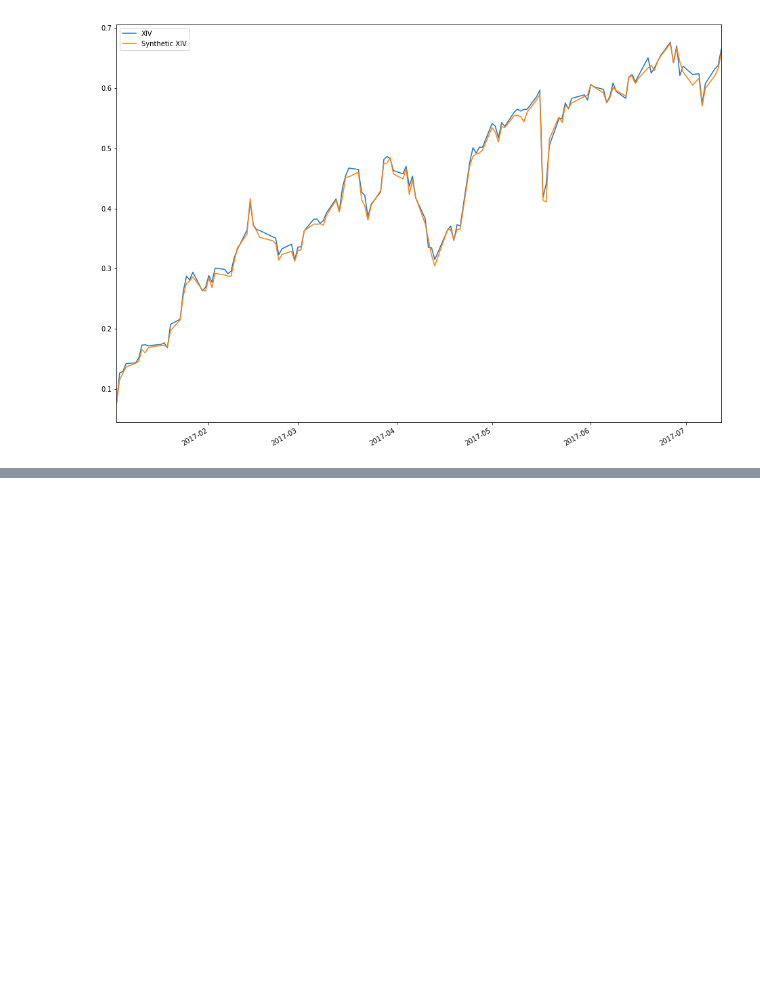
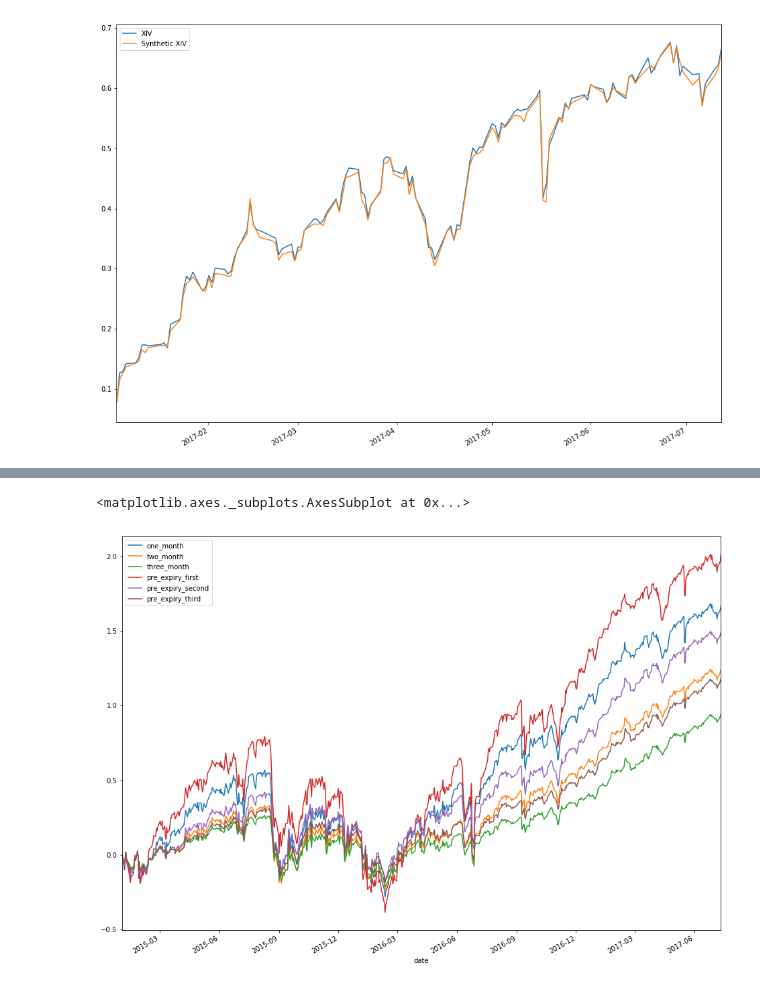
Before and after one commit to matthewgilbert/mapping, a Jupyter notebook: examples/xiv_comparison.ipynb, the cells around one changed output, grey strips where cells are left out. Drawn from its saved outputs; the diff is of its cells as text; code cells hidden in the pictures; blank space fills up the shorter version.

```diff
--- a/examples/xiv_comparison.ipynb
+++ b/examples/xiv_comparison.ipynb
@@ -263,0 +320,5 @@ rets.loc["2017"].cumsum().plot(figsize=(16, 12))
+# %%
+ux_cont_rets.loc["2015":"2017"].cumsum().plot(figsize=(16, 12))
+# %% [output]
+<matplotlib.axes._subplots.AxesSubplot at 0x...>
+[figure, added]
```
Also changed, not shown: parts of 20 cells of this notebook, 2 other files.
